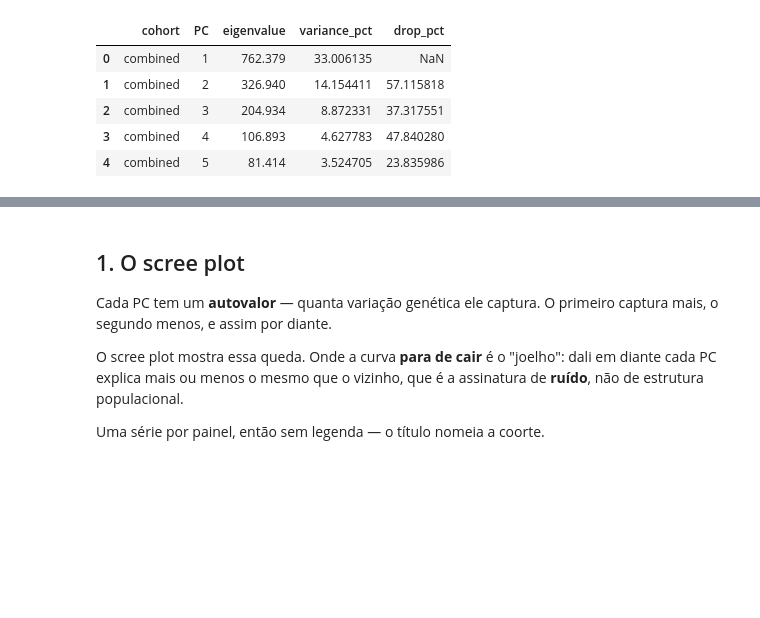
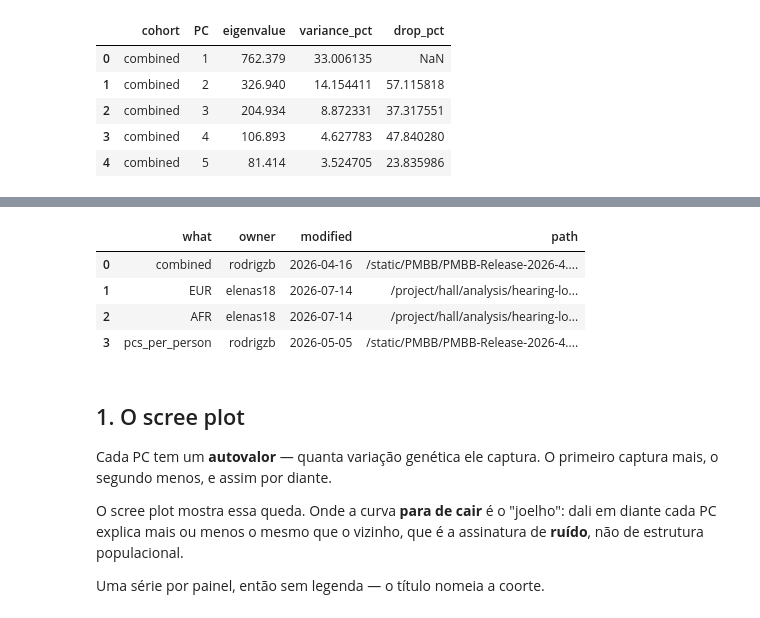
Before and after one commit to HallLab/hearing-loss-genomics, a Jupyter notebook: analysis/elena_replication/phase_3/scripts/01_pc_selection.pt.ipynb, the cells around one changed output, grey strips where cells are left out. Saved outputs shown, nothing was run; the diff lists cells and outputs as text; code cells hidden in the pictures; blank space fills up the shorter version.

```diff
--- a/analysis/elena_replication/phase_3/scripts/01_pc_selection.pt.ipynb
+++ b/analysis/elena_replication/phase_3/scripts/01_pc_selection.pt.ipynb
@@ -37,3 +50,11 @@ eig.head()
+# %%
+pc.sources()
+# %% [output]
+|  | what | owner | modified | path |
+| 0 | combined | rodrigzb | 2026-04-16 | /static/PMBB/PMBB-Release-2026-4.... |
+| 1 | EUR | elenas18 | 2026-07-14 | /project/hall/analysis/hearing-lo... |
+| 2 | AFR | elenas18 | 2026-07-14 | /project/hall/analysis/hearing-lo... |
+| 3 | pcs_per_person | rodrigzb | 2026-05-05 | /static/PMBB/PMBB-Release-2026-4.... |
 # %% [markdown]
 ## 1. O scree plot
 
```
Also changed, not shown: parts of 1 cell of this notebook, 1 other file.
